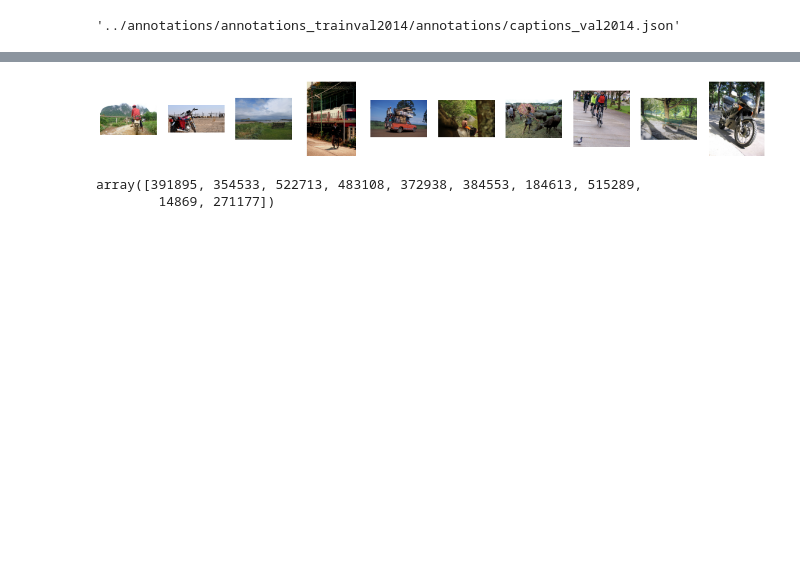
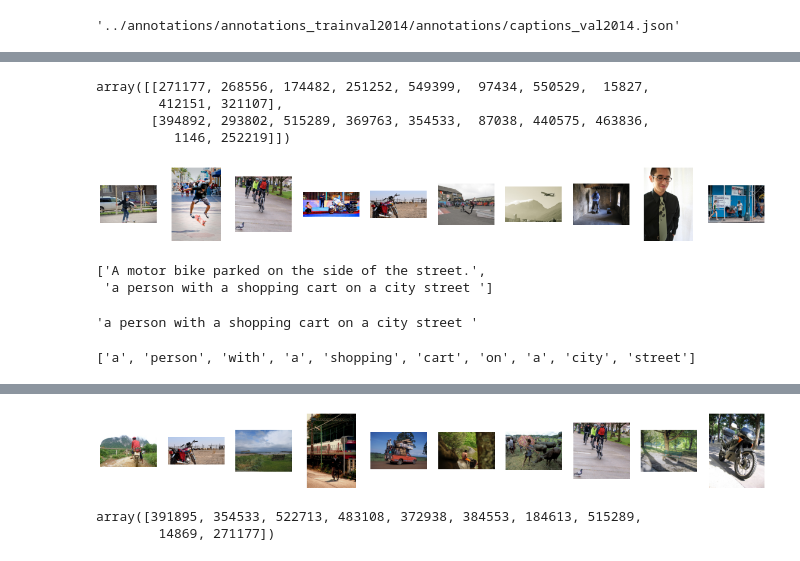
Before and after one commit to rhubarbwu/Image-Captioning, a Jupyter notebook: sandbox/Getting consensus caption.ipynb, the cells around one changed output, grey strips where cells are left out. Drawn from its saved outputs; the diff is of its cells as text; code cells hidden in the pictures; blank space fills up the shorter version.

```diff
--- a/sandbox/Getting consensus caption.ipynb
+++ b/sandbox/Getting consensus caption.ipynb
@@ -28,0 +28,32 @@ from PIL import Image
+# %%
+img_paths = ["/mnt/c/Users/jiyun/Desktop/Jiyu/2020-2021/Winter/CSC413 - Neural Networks and Deep Learnin/Final Project/Image-Captioning-Reproduction/data/val2014/val2014/COCO_val2014_000000000073.jpg",
+             "/mnt/c/Users/jiyun/Desktop/Jiyu/2020-2021/Winter/CSC413 - Neural Networks and Deep Learnin/Final Project/Image-Captioning-Reproduction/data/val2014/val2014/COCO_val2014_000000000785.jpg",]
+# %%
+img_feats = np.empty((len(img_paths), 512))
+idx = 0
+for img_path in img_paths:
+    img_feat = ImageFeature(img_path).get_vector()
+    img_feats[idx] = img_feat.numpy()
+    idx += 1
+
+nearest_neighbors = capgen.get_kneighbors(img_feats)
+# %%
+nearest_neighbors
+# %% [output]
+array([[271177, 268556, 174482, 251252, 549399,  97434, 550529,  15827,
+        412151, 321107],
+       [394892, 293802, 515289, 369763, 354533,  87038, 440575, 463836,
+          1146, 252219]])
+# %%
+columns = 10
+plt.figure(figsize=(20, 5))
+idx = 1
+for i, img_id in enumerate(nearest_neighbors[idx]):
+    url = capgen.coco.imgs[img_id]['coco_url']
+    raw_img = Image.open(requests.get(url, stream=True).raw)
+
+    plt.subplot(int(len(nearest_neighbors[idx]) / columns + 1), columns, i + 1)
+    plt.axis('off')
+    plt.imshow(raw_img)
+# %% [output]
+[figure, added]
@@ -28,0 +81,13 @@ from PIL import Image
+# %%
+best_captions
+# %% [output]
+['A motor bike parked on the side of the street.',
+ 'a person with a shopping cart on a city street ']
+# %%
+capgen.coco.anns[best_caption]['caption']
+# %% [output]
+'a person with a shopping cart on a city street '
+# %%
+all_captions[45]
+# %% [output]
+['a', 'person', 'with', 'a', 'shopping', 'cart', 'on', 'a', 'city', 'street']
```
Also changed, not shown: parts of 18 cells of this notebook, 5 other files.
